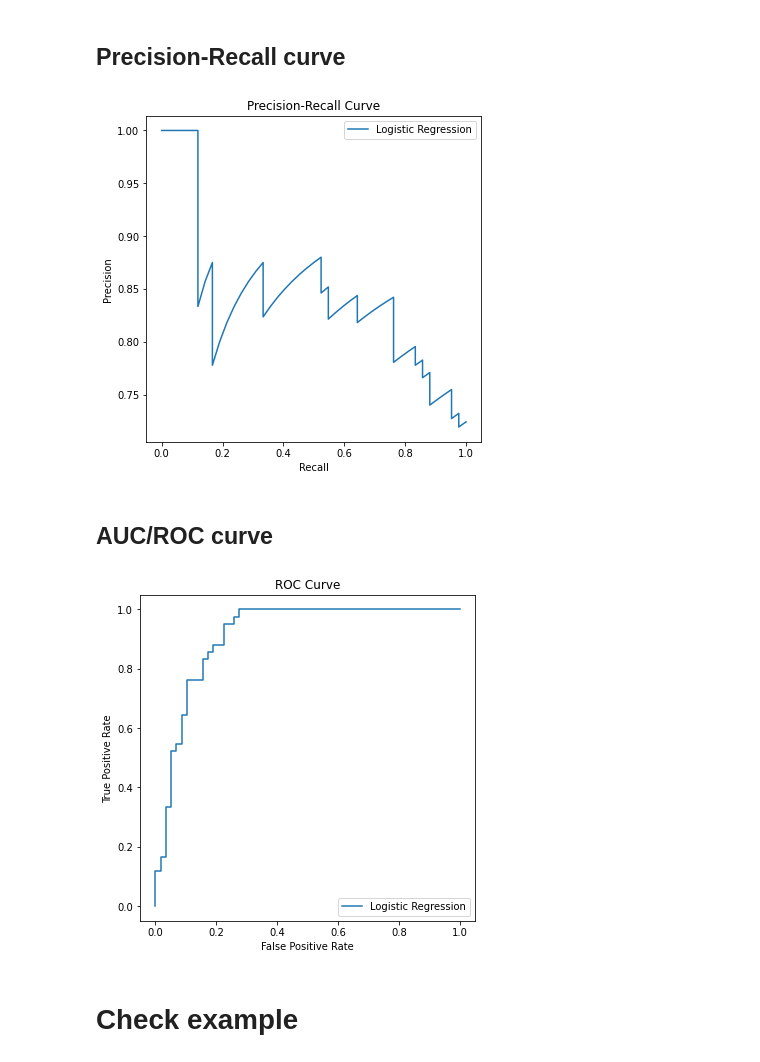
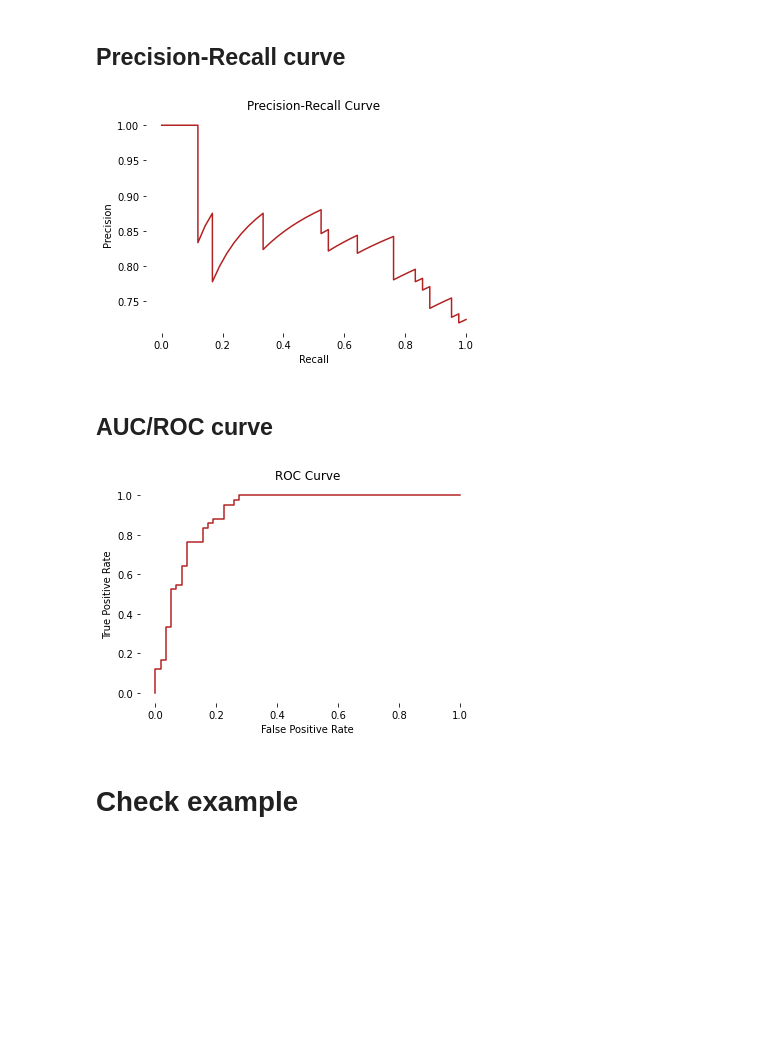
Before and after one commit to shuv50/Data-Science, a Jupyter notebook: Logistic_Regression.ipynb, the cells around one changed output. Cells and saved outputs as stored; diff of their text form; code cells hidden in the pictures; blank space fills up the shorter version.

```diff
--- a/Logistic_Regression.ipynb
+++ b/Logistic_Regression.ipynb
@@ -198,16 +209,16 @@ sns.heatmap(cf_matrix, annot=True, fmt='d', cmap='Blues', cbar=False)
 # %%
 # Plot Precision-Recall Curve
 y_pred_proba = classifier.predict_proba(X_test)[:,1]
 precision, recall, thresholds = precision_recall_curve(y_test, y_pred_proba)
 
-fig, ax = plt.subplots(figsize=(6,6))
-ax.plot(recall, precision, label='Logistic Regression')
-ax.set_xlabel('Recall')
-ax.set_ylabel('Precision')
-ax.set_title('Precision-Recall Curve')
-ax.legend();
+plt.plot(recall, precision, label='Logistic Regression', color = 'firebrick')
+plt.title('Precision-Recall Curve')
+plt.xlabel('Recall')
+plt.ylabel('Precision')
+plt.box(False)
+plt.show()
 # %% [output]
-[figure, old version]
+[figure, new version]
 # %% [markdown]
 ## AUC/ROC curve
 # %%
@@ -215,15 +226,14 @@ ax.legend();
 y_pred_proba = classifier.predict_proba(X_test)[:,1]
 fpr, tpr, thresholds = metrics.roc_curve(y_test,  y_pred_proba)
 
-# Plot ROC curve
-fig, ax = plt.subplots(figsize=(6,6))
-ax.plot(fpr, tpr, label='Logistic Regression')
-ax.set_xlabel('False Positive Rate')
-ax.set_ylabel('True Positive Rate')
-ax.set_title('ROC Curve')
-ax.legend();
+plt.plot(fpr, tpr, label='Logistic Regression', color = 'firebrick')
+plt.title('ROC Curve')
+plt.xlabel('False Positive Rate')
+plt.ylabel('True Positive Rate')
+plt.box(False)
+plt.show()
 # %% [output]
-[figure, old version]
+[figure, new version]
 # %% [markdown]
 # Check example
 # %%
```
Also changed, not shown: parts of 15 cells of this notebook.
